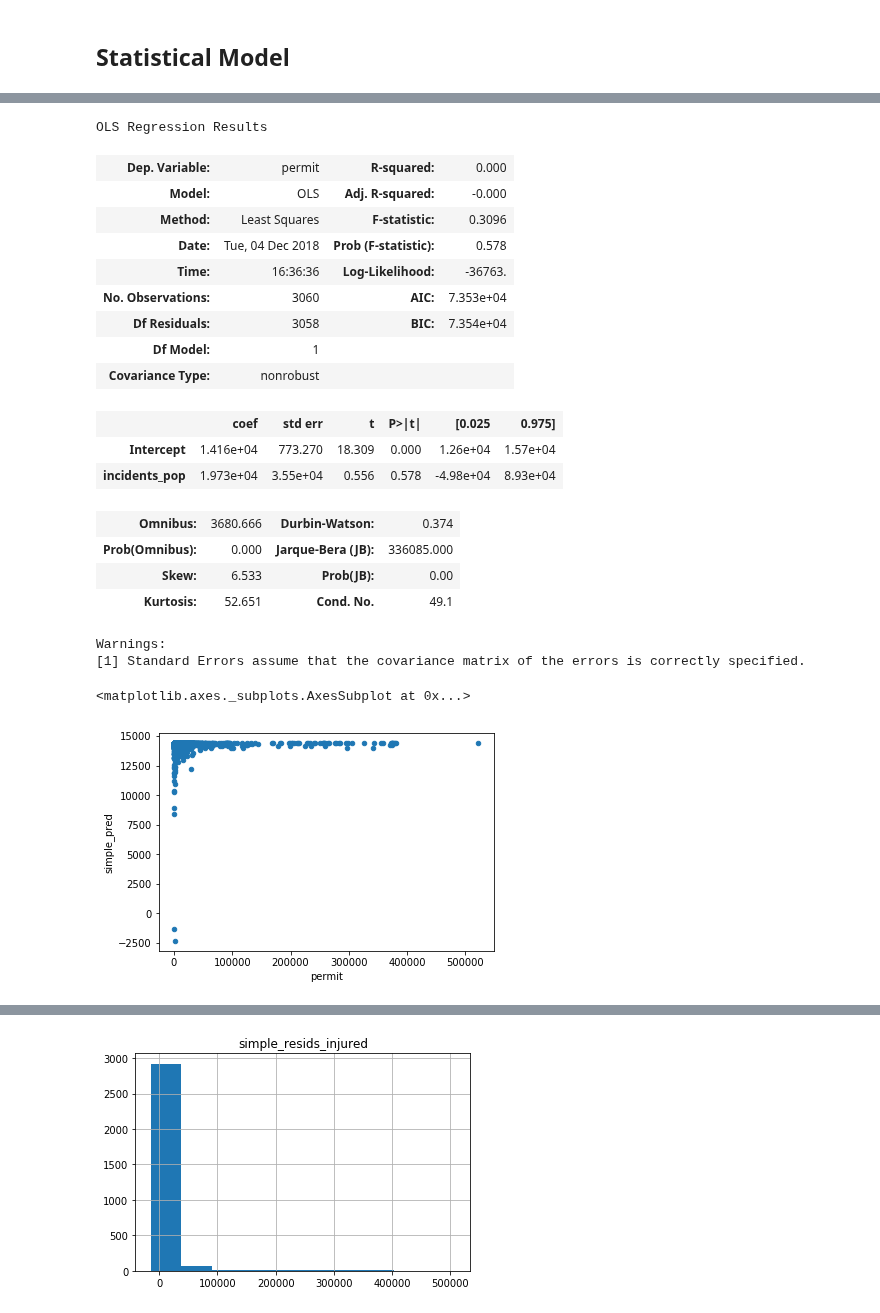
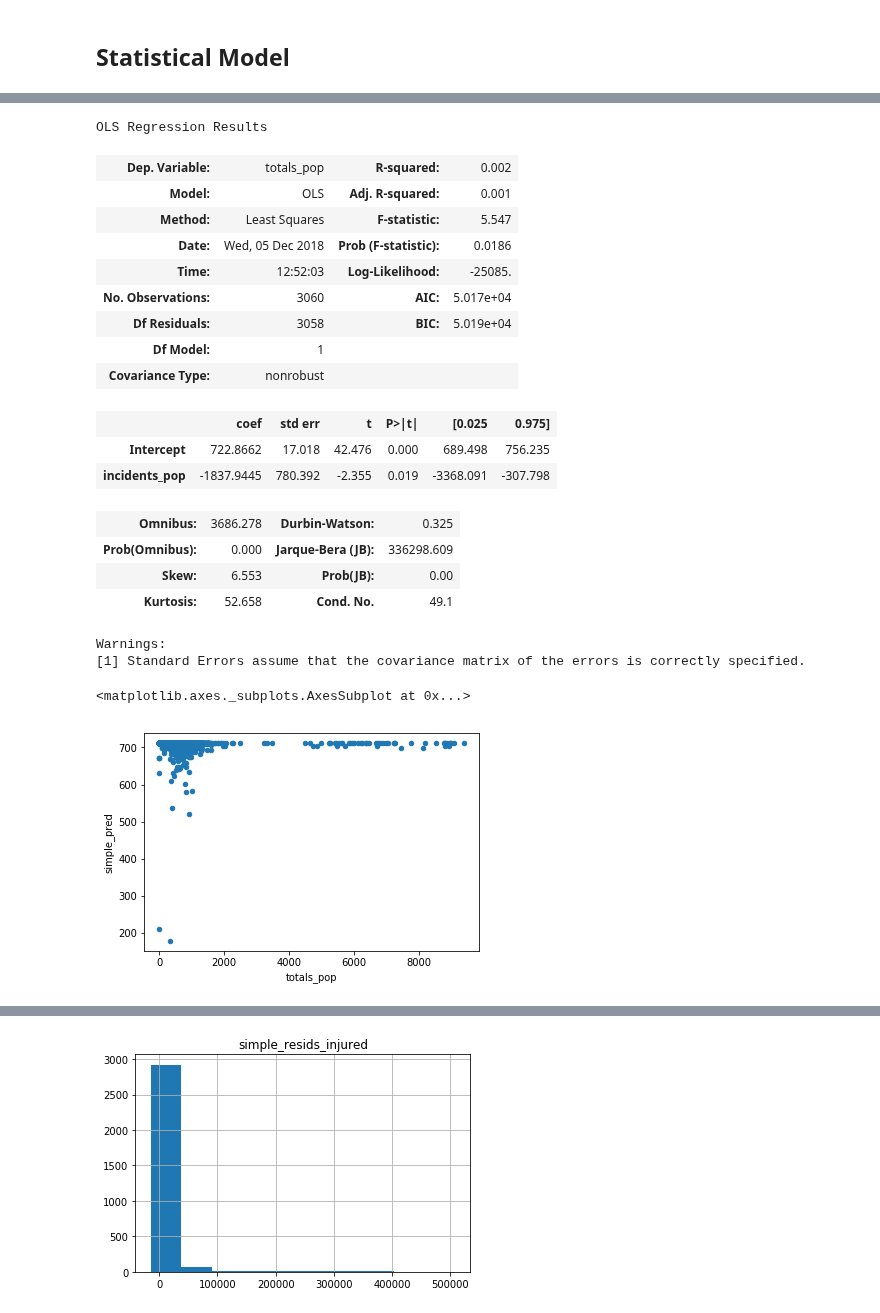
Before and after one commit to EliasFM/INFO370-FinalProject, a Jupyter notebook: Analysis .ipynb, the cells around one changed output, grey strips where cells are left out. Saved outputs shown, nothing was run; the diff lists cells and outputs as text; code cells hidden in the pictures.

Commit message:
replaced permits in linear model with totals

```diff
--- a/Analysis .ipynb
+++ b/Analysis .ipynb
@@ -100,5 +100,5 @@ plt.show()
 # %%
-lm = smf.ols(formula='permit ~ killed_pop', data=shooting_and_sales_per_pop).fit()
+lm = smf.ols(formula='totals_pop ~ killed_pop', data=shooting_and_sales_per_pop).fit()
 lm.summary()
 # %% [output]
 OLS Regression Results
@@ -121,7 +121,7 @@ OLS Regression Results
 Warnings:
 [1] Standard Errors assume that the covariance matrix of the errors is correctly specified.
 # %%
-injured_lm = smf.ols(formula='permit ~ injured_pop', data=shooting_and_sales_per_pop).fit()
+injured_lm = smf.ols(formula='totals_pop ~ injured_pop', data=shooting_and_sales_per_pop).fit()
 injured_lm.summary()
 # %% [output]
 OLS Regression Results
@@ -144,26 +144,26 @@ OLS Regression Results
 Warnings:
 [1] Standard Errors assume that the covariance matrix of the errors is correctly specified.
 # %%
-incident_lm = smf.ols(formula='permit ~ incidents_pop', data=shooting_and_sales_per_pop).fit()
+incident_lm = smf.ols(formula='totals_pop ~ incidents_pop', data=shooting_and_sales_per_pop).fit()
 incident_lm.summary()
 # %% [output]
 OLS Regression Results
-| Dep. Variable: | permit | R-squared: | 0.000 |
-| Model: | OLS | Adj. R-squared: | -0.000 |
-| Method: | Least Squares | F-statistic: | 0.3096 |
-| Date: | Tue, 04 Dec 2018 | Prob (F-statistic): | 0.578 |
-| Time: | 16:36:36 | Log-Likelihood: | -36763. |
-| No. Observations: | 3060 | AIC: | 7.353e+04 |
-| Df Residuals: | 3058 | BIC: | 7.354e+04 |
+| Dep. Variable: | totals_pop | R-squared: | 0.002 |
+| Model: | OLS | Adj. R-squared: | 0.001 |
+| Method: | Least Squares | F-statistic: | 5.547 |
+| Date: | Wed, 05 Dec 2018 | Prob (F-statistic): | 0.0186 |
+| Time: | 12:52:03 | Log-Likelihood: | -25085. |
+| No. Observations: | 3060 | AIC: | 5.017e+04 |
+| Df Residuals: | 3058 | BIC: | 5.019e+04 |
 | Df Model: | 1 |  |  |
 | Covariance Type: | nonrobust |  |  |
 |  | coef | std err | t | P>|t| | [0.025 | 0.975] |
-| Intercept | 1.416e+04 | 773.270 | 18.309 | 0.000 | 1.26e+04 | 1.57e+04 |
-| incidents_pop | 1.973e+04 | 3.55e+04 | 0.556 | 0.578 | -4.98e+04 | 8.93e+04 |
+| Intercept | 722.8662 | 17.018 | 42.476 | 0.000 | 689.498 | 756.235 |
+| incidents_pop | -1837.9445 | 780.392 | -2.355 | 0.019 | -3368.091 | -307.798 |
-| Omnibus: | 3680.666 | Durbin-Watson: | 0.374 |
-| Prob(Omnibus): | 0.000 | Jarque-Bera (JB): | 336085.000 |
-| Skew: | 6.533 | Prob(JB): | 0.00 |
-| Kurtosis: | 52.651 | Cond. No. | 49.1 |
+| Omnibus: | 3686.278 | Durbin-Watson: | 0.325 |
+| Prob(Omnibus): | 0.000 | Jarque-Bera (JB): | 336298.609 |
+| Skew: | 6.553 | Prob(JB): | 0.00 |
+| Kurtosis: | 52.658 | Cond. No. | 49.1 |
 Warnings:
 [1] Standard Errors assume that the covariance matrix of the errors is correctly specified.
 # %%
@@ -173,8 +173,8 @@ shooting_and_sales_per_pop['simple_pred_injured'] = injured_lm.predict()
 # %%
 shooting_and_sales_per_pop['simple_pred_incidents'] = incident_lm.predict()
 # %%
-shooting_and_sales_per_pop.plot('permit', 'simple_pred', kind="scatter")
+shooting_and_sales_per_pop.plot('totals_pop', 'simple_pred', kind="scatter")
 # %% [output]
 <matplotlib.axes._subplots.AxesSubplot at 0x...>
-[figure, old version]
+[figure, new version]
 # %%
```
Also changed, not shown: parts of 11 cells of this notebook.
